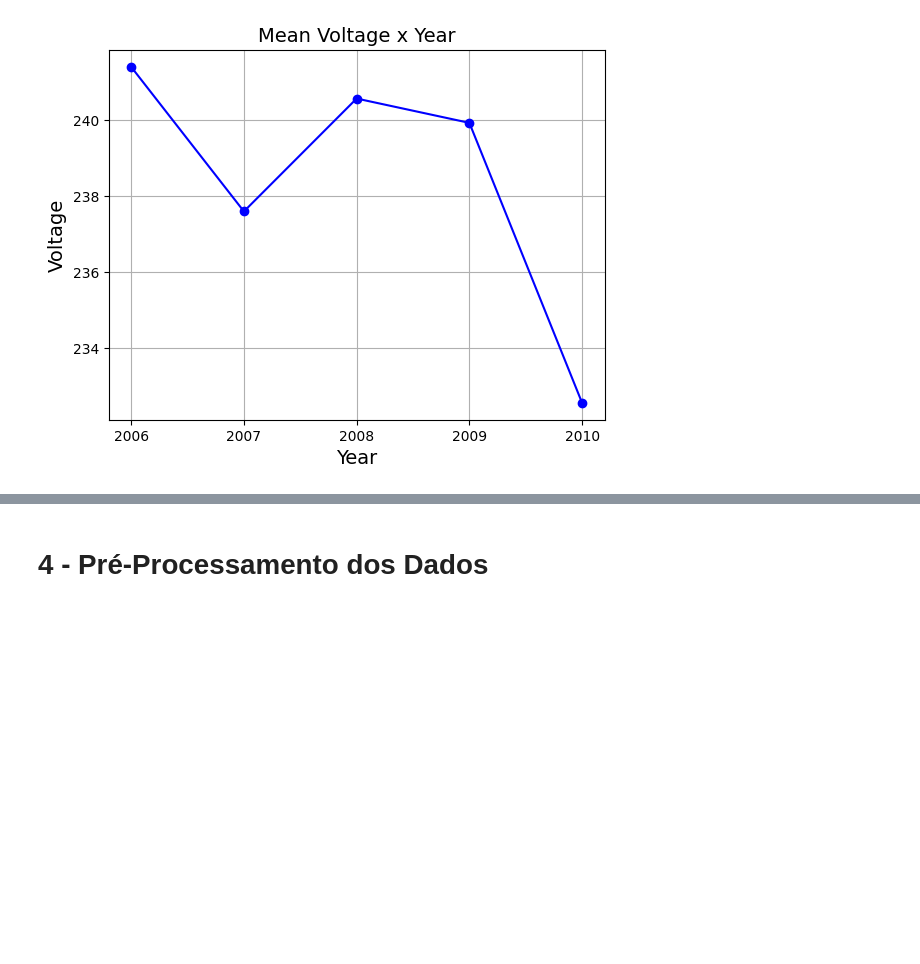
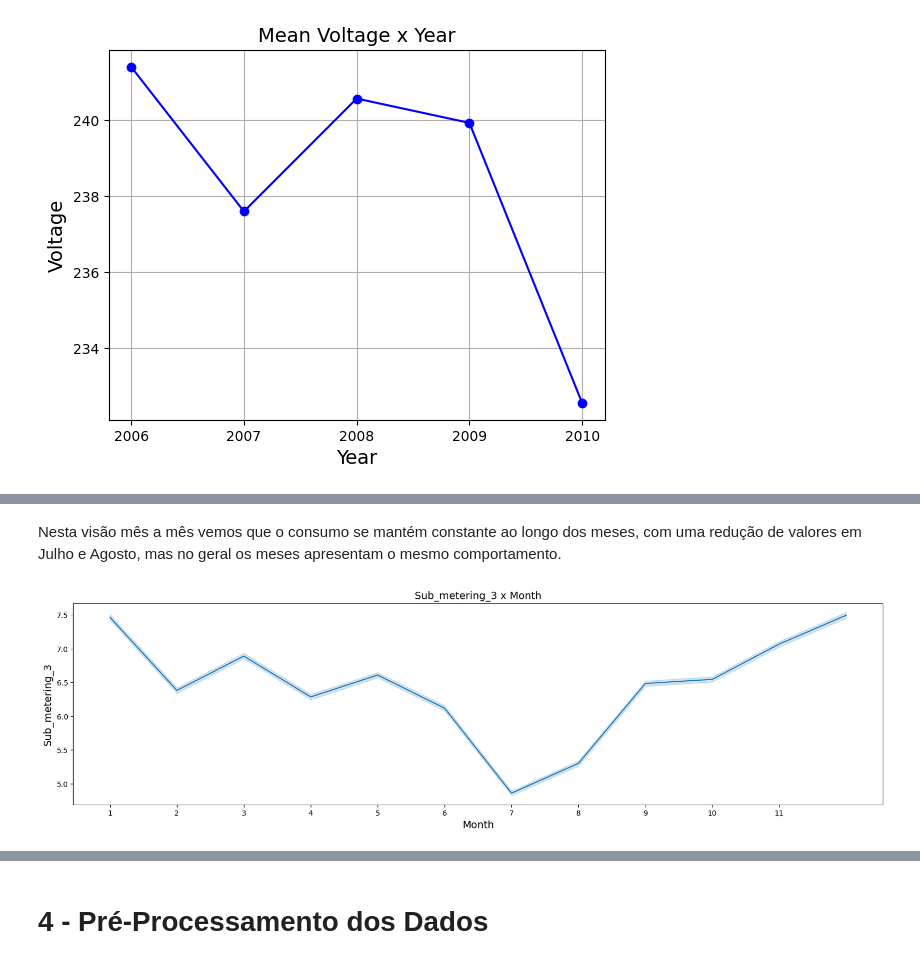
Before and after one commit to marcosmorais94/household_power_consumption, a Jupyter notebook: household_power_predict.ipynb, the cells around one changed output, grey strips where cells are left out. Cells and saved outputs as stored; diff of their text form; code cells hidden in the pictures; blank space fills up the shorter version.

```diff
--- a/household_power_predict.ipynb
+++ b/household_power_predict.ipynb
@@ -189,0 +209,16 @@ sns.boxplot(x='Year', y='Voltage', data=bd_analise, ax=axes[0])
+# %% [markdown]
+Nesta visão mês a mês vemos que o consumo se mantém constante ao longo dos meses, com uma redução de valores em Julho e Agosto, mas no geral os meses apresentam o mesmo comportamento.
+# %%
+# Evolução mês a mês do consumo do aquecedor/AC
+# A área escolhida é a medida do consumo pelo aquecedor elétrico e Ar condicionado
+fig, ax = plt.subplots(figsize=(20,5))
+sns.lineplot(x = pd.DatetimeIndex(bd_analise['Date']).month,
+                y = bd_analise['Sub_metering_3'],
+                ax = ax)
+plt.xlabel('Month', fontsize=14)
+plt.ylabel('Sub_metering_3', fontsize=14)
+plt.title('Sub_metering_3 x Month', fontsize = 14)
+plt.xticks(range(1,12))
+warnings.filterwarnings("ignore")
+# %% [output]
+[figure, added]
```
Also changed, not shown: parts of 38 cells of this notebook.
